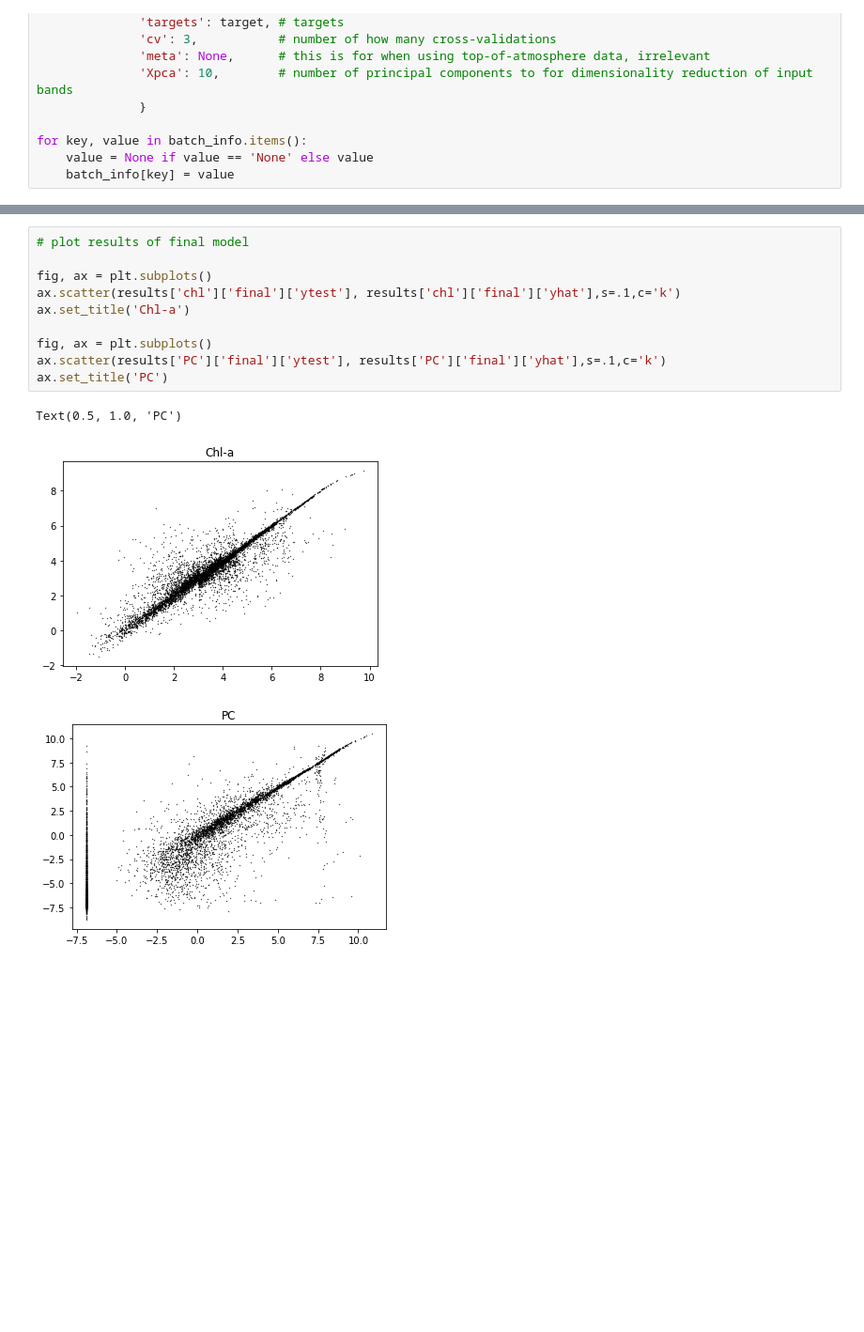
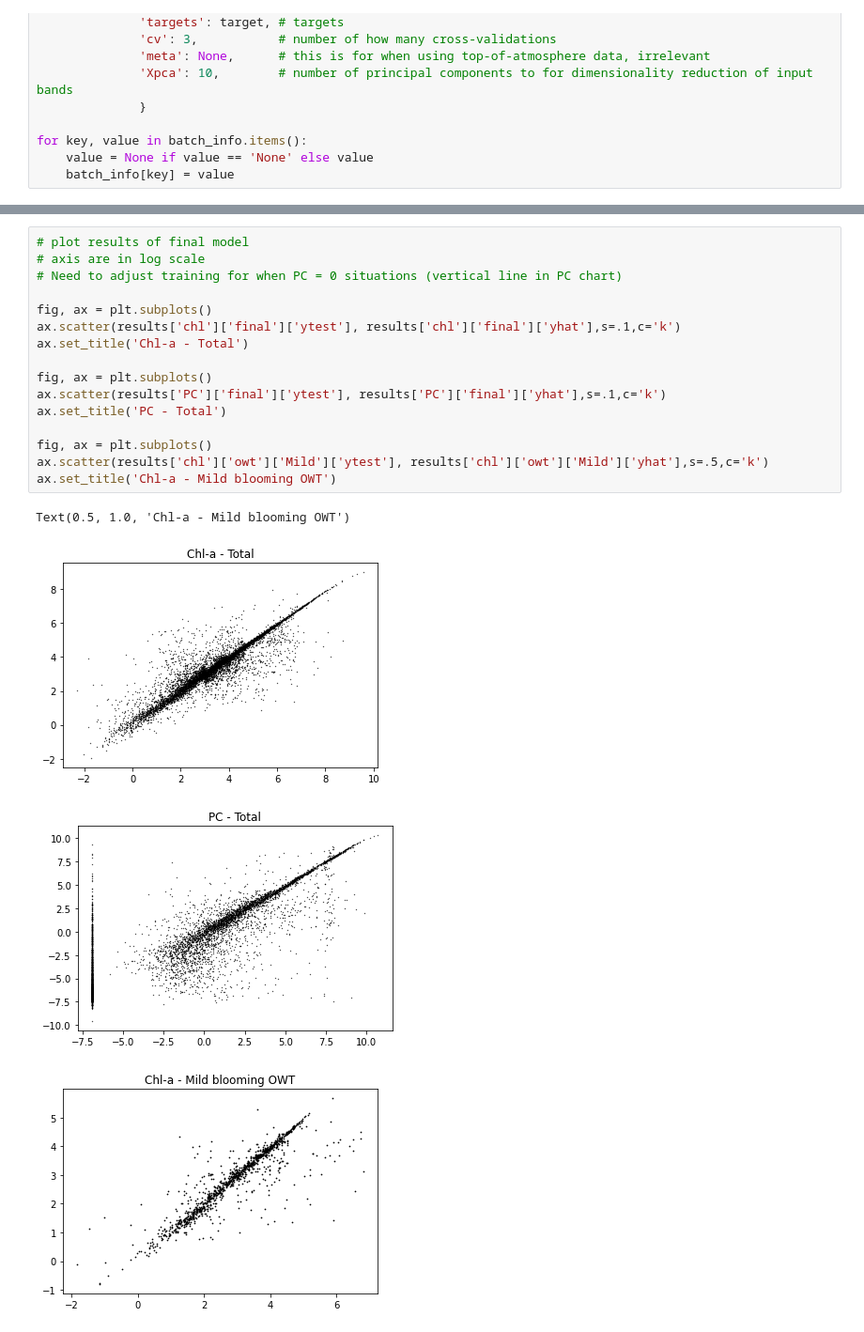
Before and after one commit to JAKravitz/JPL_WQ_ML, a Jupyter notebook: TrainingData.ipynb, the cells around one changed output, grey strips where cells are left out. Shown at 94% size. Cells and saved outputs as stored; diff of their text form; blank space fills up the shorter version.

```diff
--- a/TrainingData.ipynb
+++ b/TrainingData.ipynb
@@ -188,14 +220,21 @@ Epoch 10/10
 # %%
 # plot results of final model
+# axis are in log scale
+# Need to adjust training for when PC = 0 situations (vertical line in PC chart)
 
 fig, ax = plt.subplots()
 ax.scatter(results['chl']['final']['ytest'], results['chl']['final']['yhat'],s=.1,c='k')
-ax.set_title('Chl-a')
+ax.set_title('Chl-a - Total')
 
 fig, ax = plt.subplots()
 ax.scatter(results['PC']['final']['ytest'], results['PC']['final']['yhat'],s=.1,c='k')
-ax.set_title('PC')
+ax.set_title('PC - Total')
+
+fig, ax = plt.subplots()
+ax.scatter(results['chl']['owt']['Mild']['ytest'], results['chl']['owt']['Mild']['yhat'],s=.5,c='k')
+ax.set_title('Chl-a - Mild blooming OWT')
 # %% [output]
-Text(0.5, 1.0, 'PC')
+Text(0.5, 1.0, 'Chl-a - Mild blooming OWT')
-[figure, old version]
+[figure, new version]
-[figure, old version]
+[figure, new version]
+[figure, added]
```
Also changed, not shown: parts of 7 cells of this notebook.
